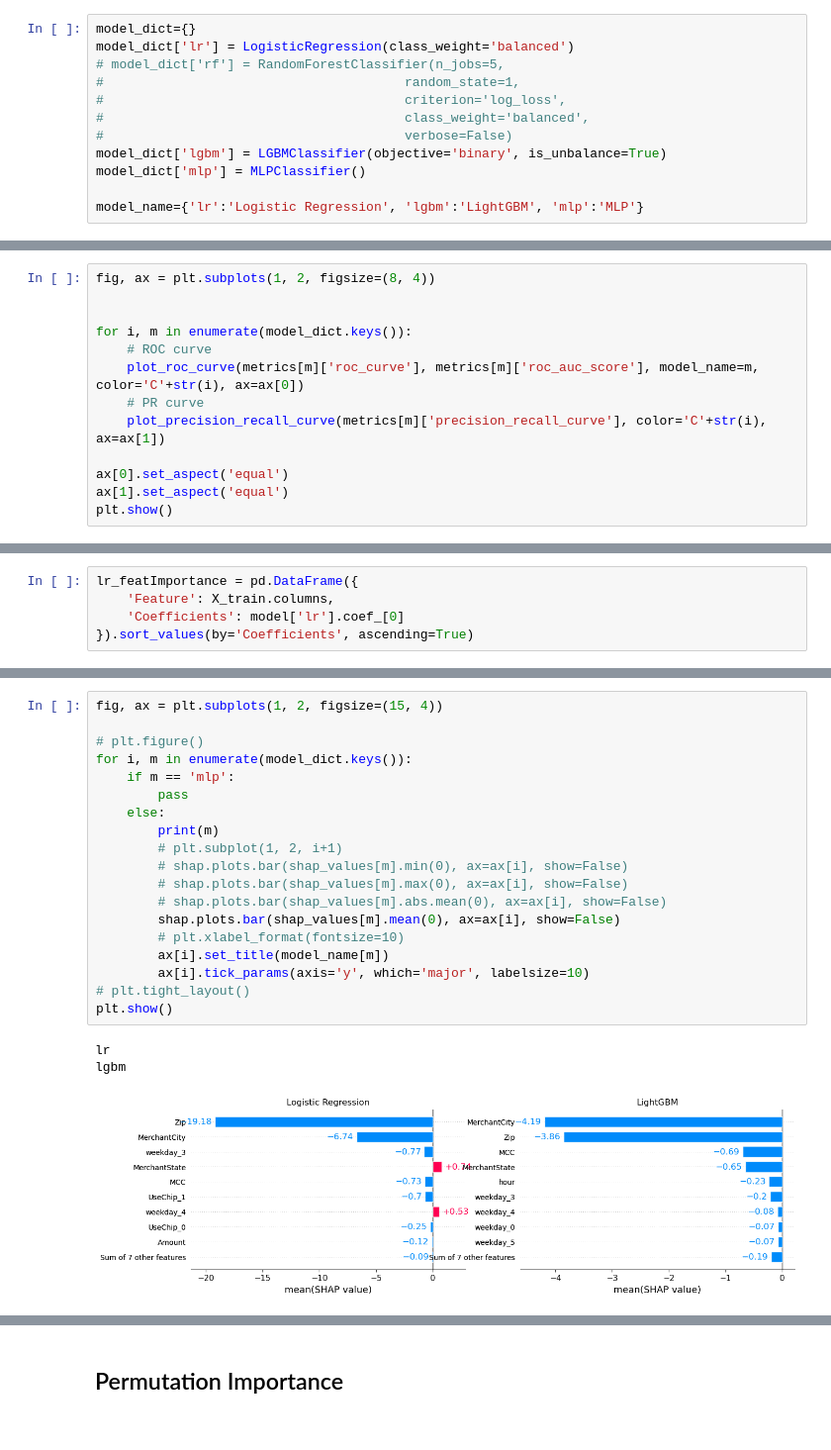
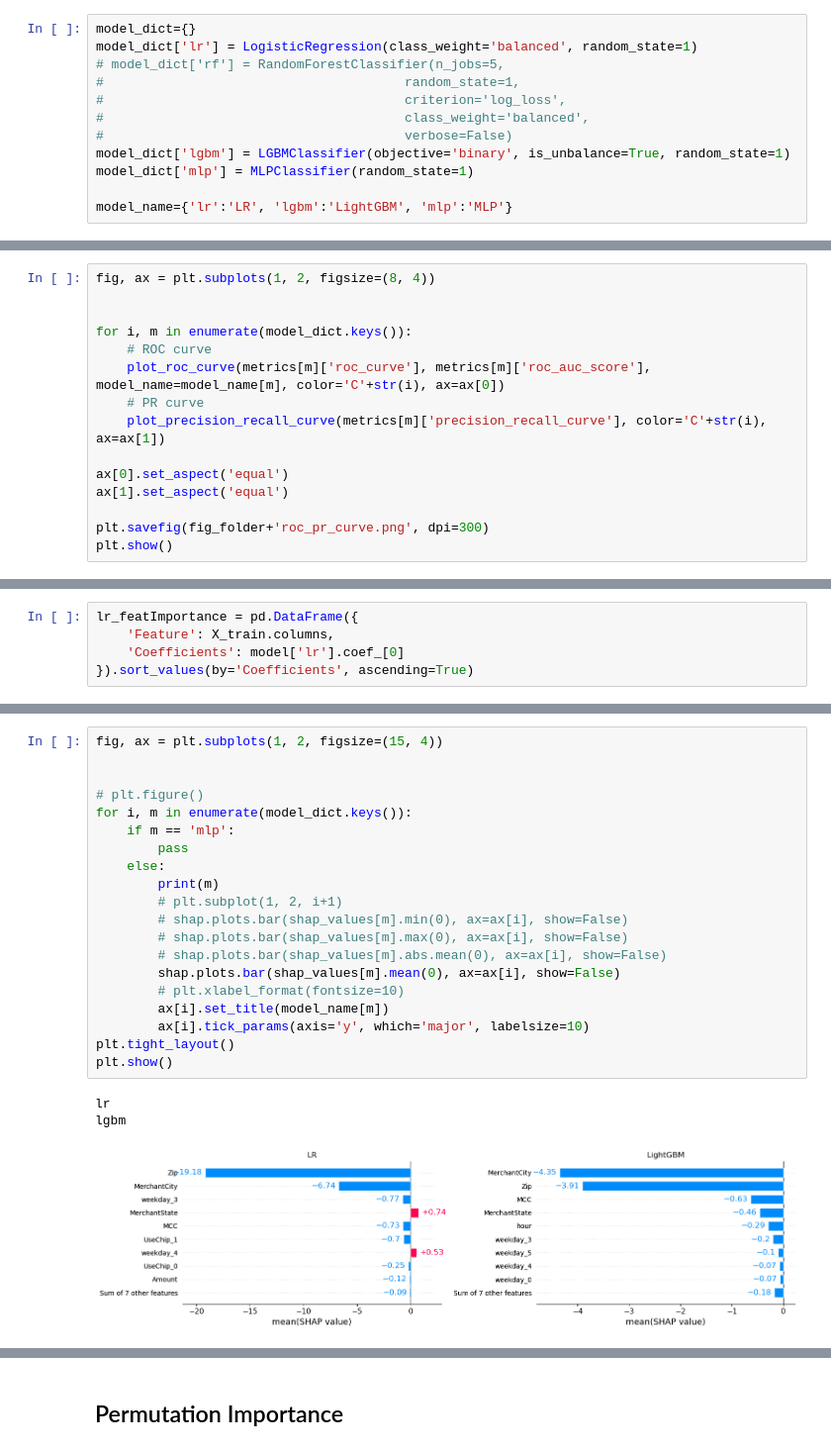
Before and after one commit to elohimfr/algo_assurance, a Jupyter notebook: MRM_fraud.ipynb, the cells around one changed output, grey strips where cells are left out. Shown at 99% size. Drawn from its saved outputs; the diff is of its cells as text.

```diff
--- a/MRM_fraud.ipynb
+++ b/MRM_fraud.ipynb
@@ -481,16 +490,16 @@ X_train, y_train = smote.fit_resample(X_train, y_train)
 # Train model
 # %%
 model_dict={}
-model_dict['lr'] = LogisticRegression(class_weight='balanced')
+model_dict['lr'] = LogisticRegression(class_weight='balanced', random_state=1)
 # model_dict['rf'] = RandomForestClassifier(n_jobs=5,
 #                                       random_state=1,
 #                                       criterion='log_loss',
 #                                       class_weight='balanced',
 #                                       verbose=False)
-model_dict['lgbm'] = LGBMClassifier(objective='binary', is_unbalance=True)
-model_dict['mlp'] = MLPClassifier()
+model_dict['lgbm'] = LGBMClassifier(objective='binary', is_unbalance=True, random_state=1)
+model_dict['mlp'] = MLPClassifier(random_state=1)
 
-model_name={'lr':'Logistic Regression', 'lgbm':'LightGBM', 'mlp':'MLP'}
+model_name={'lr':'LR', 'lgbm':'LightGBM', 'mlp':'MLP'}
 # %%
 %%time
 model=dict()
@@ -533,16 +542,3 @@ Wall time: 43.9 s
     # return model, metrics
 # %% [markdown]
 # Model performance
-# %%
-fig, ax = plt.subplots(1, 2, figsize=(8, 4))
-
-
-for i, m in enumerate(model_dict.keys()):
-    # ROC curve
-    plot_roc_curve(metrics[m]['roc_curve'], metrics[m]['roc_auc_score'], model_name=m, color='C'+str(i), ax=ax[0])
-    # PR curve
-    plot_precision_recall_curve(metrics[m]['precision_recall_curve'], color='C'+str(i), ax=ax[1])
-
-ax[0].set_aspect('equal')
-ax[1].set_aspect('equal')
-plt.show()
@@ -565,0 +545,15 @@ pd.DataFrame(models_metrics, columns=['Precision', 'Recall', 'F1', 'ROC-AUC'], i
+# %%
+fig, ax = plt.subplots(1, 2, figsize=(8, 4))
+
+
+for i, m in enumerate(model_dict.keys()):
+    # ROC curve
+    plot_roc_curve(metrics[m]['roc_curve'], metrics[m]['roc_auc_score'], model_name=model_name[m], color='C'+str(i), ax=ax[0])
+    # PR curve
+    plot_precision_recall_curve(metrics[m]['precision_recall_curve'], color='C'+str(i), ax=ax[1])
+
+ax[0].set_aspect('equal')
+ax[1].set_aspect('equal')
+
+plt.savefig(fig_folder+'roc_pr_curve.png', dpi=300)
+plt.show()
@@ -640,26 +664,27 @@ lgbm
 # %%
 fig, ax = plt.subplots(1, 2, figsize=(15, 4))
+
 
 # plt.figure()
 for i, m in enumerate(model_dict.keys()):
     if m == 'mlp':
         pass
     else:
         print(m)
         # plt.subplot(1, 2, i+1)
         # shap.plots.bar(shap_values[m].min(0), ax=ax[i], show=False)
         # shap.plots.bar(shap_values[m].max(0), ax=ax[i], show=False)
         # shap.plots.bar(shap_values[m].abs.mean(0), ax=ax[i], show=False)
         shap.plots.bar(shap_values[m].mean(0), ax=ax[i], show=False)
         # plt.xlabel_format(fontsize=10)
         ax[i].set_title(model_name[m])
         ax[i].tick_params(axis='y', which='major', labelsize=10)
-# plt.tight_layout()
+plt.tight_layout()
 plt.show()
 # %% [output]
 lr
 lgbm
-[figure, old version]
+[figure, new version]
 # %%
 plt.figure(figsize=(12, 10))
 
```
Also changed, not shown: parts of 37 cells of this notebook.
